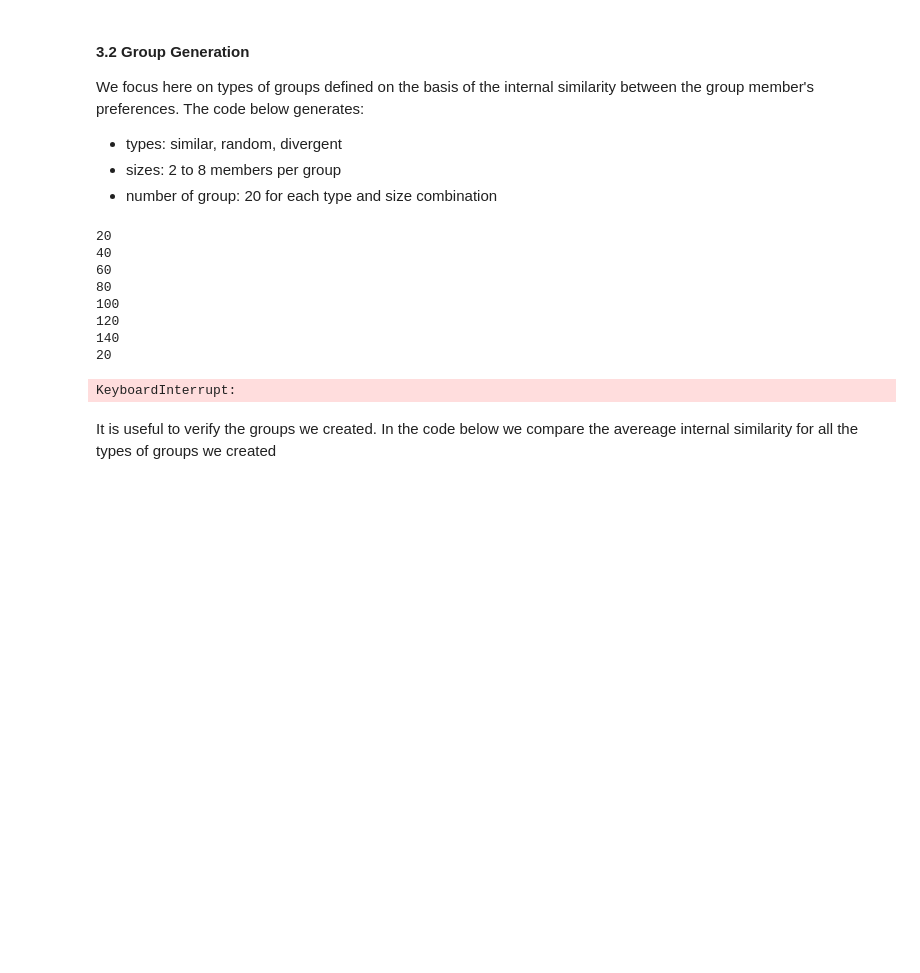
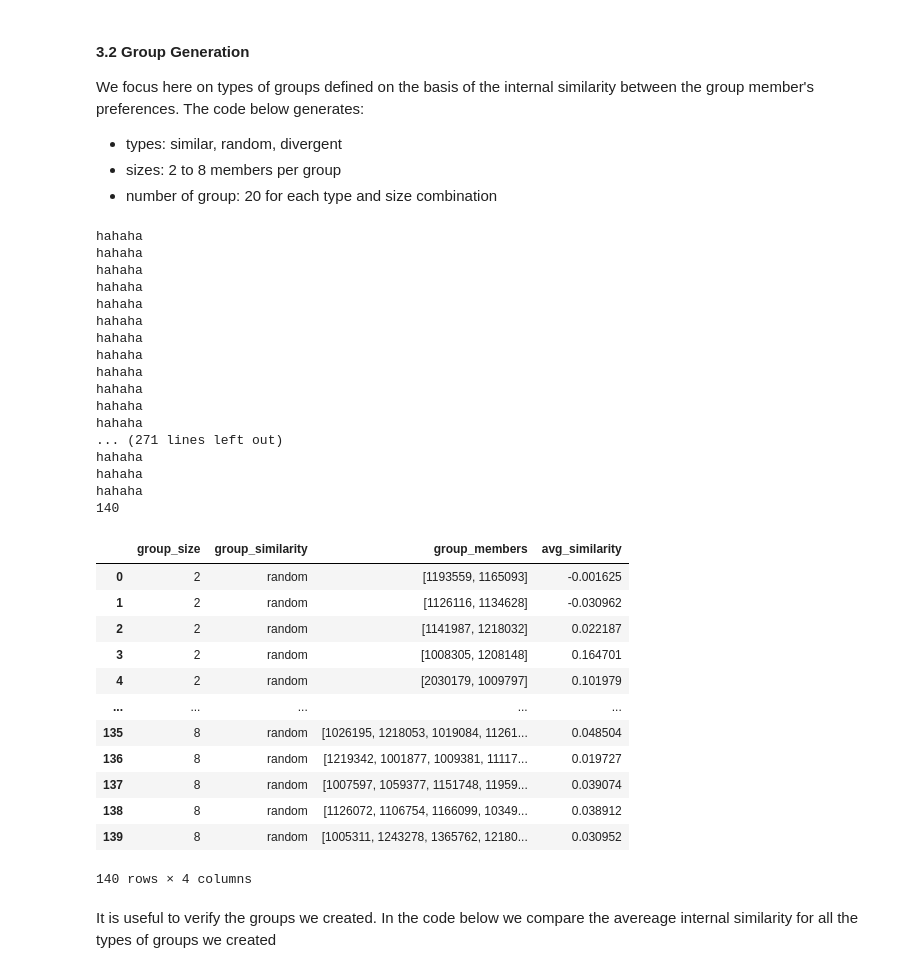
Before and after one commit to NikiLalev/rs_project_group12, a Jupyter notebook: dataset/projectCopyLab2.ipynb, the cells around one changed output. Saved outputs shown, nothing was run; the diff lists cells and outputs as text; code cells hidden in the pictures; blank space fills up the shorter version.

```diff
--- a/dataset/projectCopyLab2.ipynb
+++ b/dataset/projectCopyLab2.ipynb
@@ -271,39 +285,60 @@ We focus here on types of groups defined on the basis of the internal similarity
 # %%
 from importlib import reload
 
 import groups_generators as groups_gen_utils
 reload(groups_gen_utils)
 import groups_generators as groups_gen_utils
 
 # group_sizes_to_create = [2,4,8]
 group_sizes_to_create = [2, 3, 4, 5, 6, 7, 8]
-group_similarity_to_create = [groups_gen_utils.GroupsGenerator.RANDOM, groups_gen_utils.GroupsGenerator.SIMILAR, groups_gen_utils.GroupsGenerator.DIVERGENT]
+group_similarity_to_create = [groups_gen_utils.GroupsGenerator.RANDOM]
 group_number = 20
 
 group_list = list()
 for group_to_create in group_similarity_to_create:
     grpGenerator = groups_gen_utils.GroupsGenerator.getGroupsGenerator(group_to_create)
     current_group_list = grpGenerator.generateGroups(user_id_indexes, user_id_set, sim_matrix, group_sizes_to_create, group_number)
     group_list = group_list + current_group_list
 
 groups_df = pd.DataFrame.from_records(group_list)
 group_dict = dict()
 for group_id, group in zip(range(len(group_list)), group_list):
     group_dict[group_id] = group
 
 # display(group_list)
 
 display(groups_df)
 # %% [output]
-20
-40
-60
-80
-100
-120
+hahaha
+hahaha
+hahaha
+hahaha
+hahaha
+hahaha
+hahaha
+hahaha
+hahaha
+hahaha
+hahaha
+hahaha
+... (271 lines left out)
+hahaha
+hahaha
+hahaha
 140
-20
+|  | group_size | group_similarity | group_members | avg_similarity |
+| 0 | 2 | random | [1193559, 1165093] | -0.001625 |
+| 1 | 2 | random | [1126116, 1134628] | -0.030962 |
+| 2 | 2 | random | [1141987, 1218032] | 0.022187 |
+| 3 | 2 | random | [1008305, 1208148] | 0.164701 |
+| 4 | 2 | random | [2030179, 1009797] | 0.101979 |
+| ... | ... | ... | ... | ... |
+| 135 | 8 | random | [1026195, 1218053, 1019084, 11261... | 0.048504 |
+| 136 | 8 | random | [1219342, 1001877, 1009381, 11117... | 0.019727 |
+| 137 | 8 | random | [1007597, 1059377, 1151748, 11959... | 0.039074 |
+| 138 | 8 | random | [1126072, 1106754, 1166099, 10349... | 0.038912 |
+| 139 | 8 | random | [1005311, 1243278, 1365762, 12180... | 0.030952 |
-KeyboardInterrupt:
+140 rows × 4 columns
 # %% [markdown]
 It is useful to verify the groups we created. In the code below we compare the avereage internal similarity for all the types of groups we created
 # %%
```
Also changed, not shown: parts of 9 cells of this notebook.
